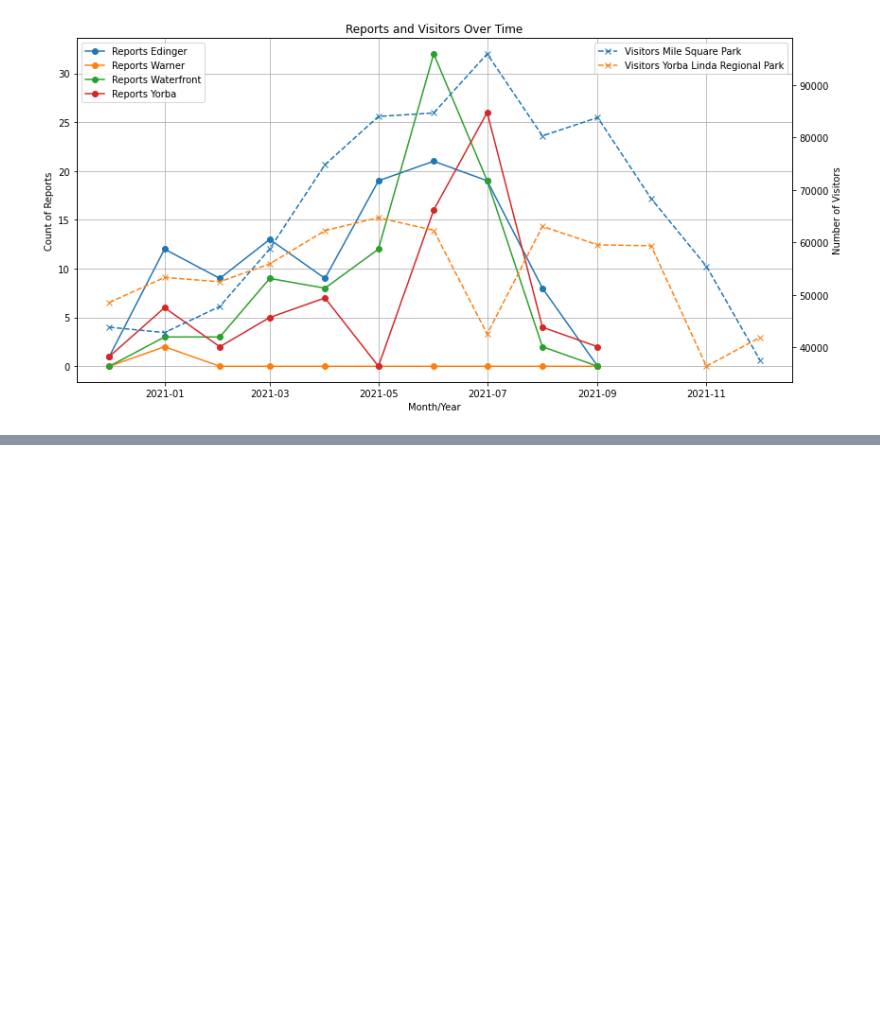
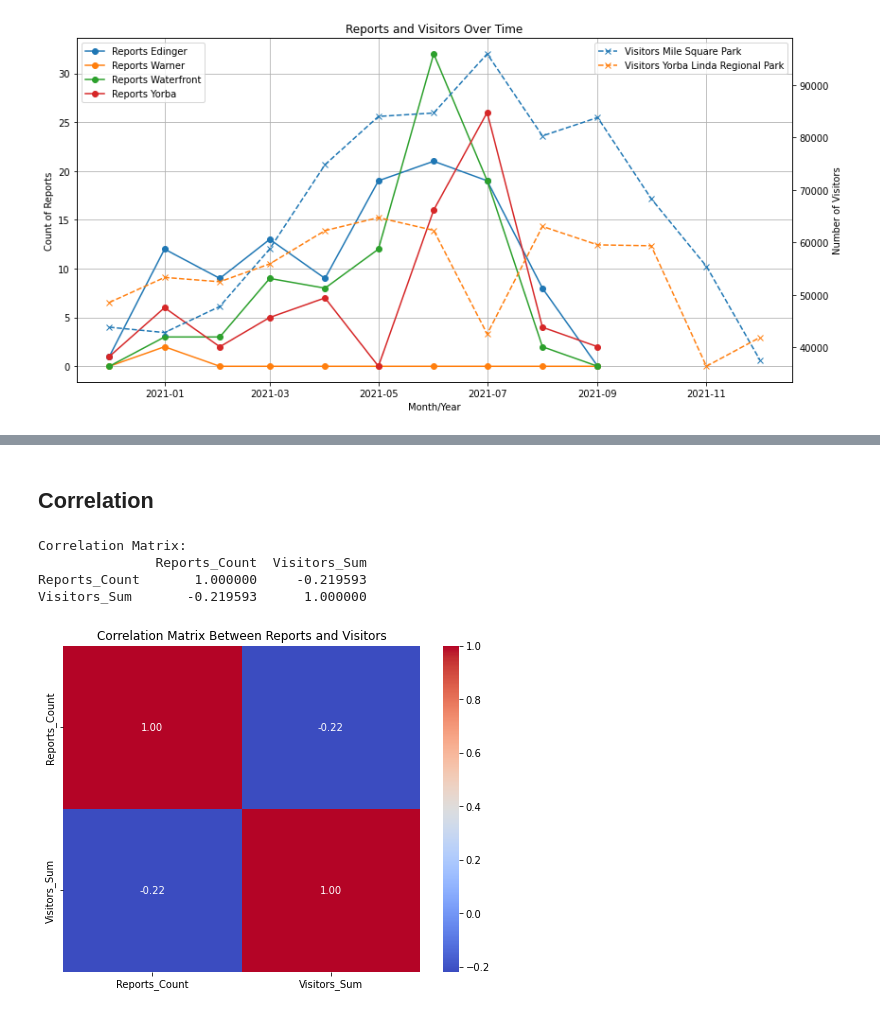
Before and after one commit to robertmounce/Python_Portfolio, a Jupyter notebook: wheel-fun-rentals-cleaning-and-basic-analysis.ipynb, the cells around one changed output, grey strips where cells are left out. Saved outputs shown, nothing was run; the diff lists cells and outputs as text; code cells hidden in the pictures; blank space fills up the shorter version.

```diff
--- a/wheel-fun-rentals-cleaning-and-basic-analysis.ipynb
+++ b/wheel-fun-rentals-cleaning-and-basic-analysis.ipynb
@@ -1226,0 +1287,29 @@ plt.show()
+# %% [markdown]
+## Correlation
+# %%
+# Aggregate data by date
+reports_count = df_filtered.groupby('YearMonth').size().reset_index(name='Reports_Count')
+visitors_sum = pk_filtered.groupby('Mon/ Year')['Visitors / day'].sum().reset_index(name='Visitors_Sum')
+
+# Merge the two datasets on date
+merged_df = pd.merge(reports_count, visitors_sum, left_on='YearMonth', right_on='Mon/ Year').drop(columns=['Mon/ Year'])
+
+# Calculate the correlation matrix
+correlation_matrix = merged_df.corr()
+
+# Display the correlation matrix
+print("Correlation Matrix:")
+print(correlation_matrix)
+
+# Plotting the correlation matrix
+import seaborn as sns
+plt.figure(figsize=(8, 6))
+sns.heatmap(correlation_matrix, annot=True, cmap='coolwarm', fmt='.2f')
+plt.title('Correlation Matrix Between Reports and Visitors')
+plt.show()
+# %% [output]
+Correlation Matrix:
+               Reports_Count  Visitors_Sum
+Reports_Count       1.000000     -0.219593
+Visitors_Sum       -0.219593      1.000000
+[figure, added]
```
Also changed, not shown: parts of 5 cells of this notebook.
